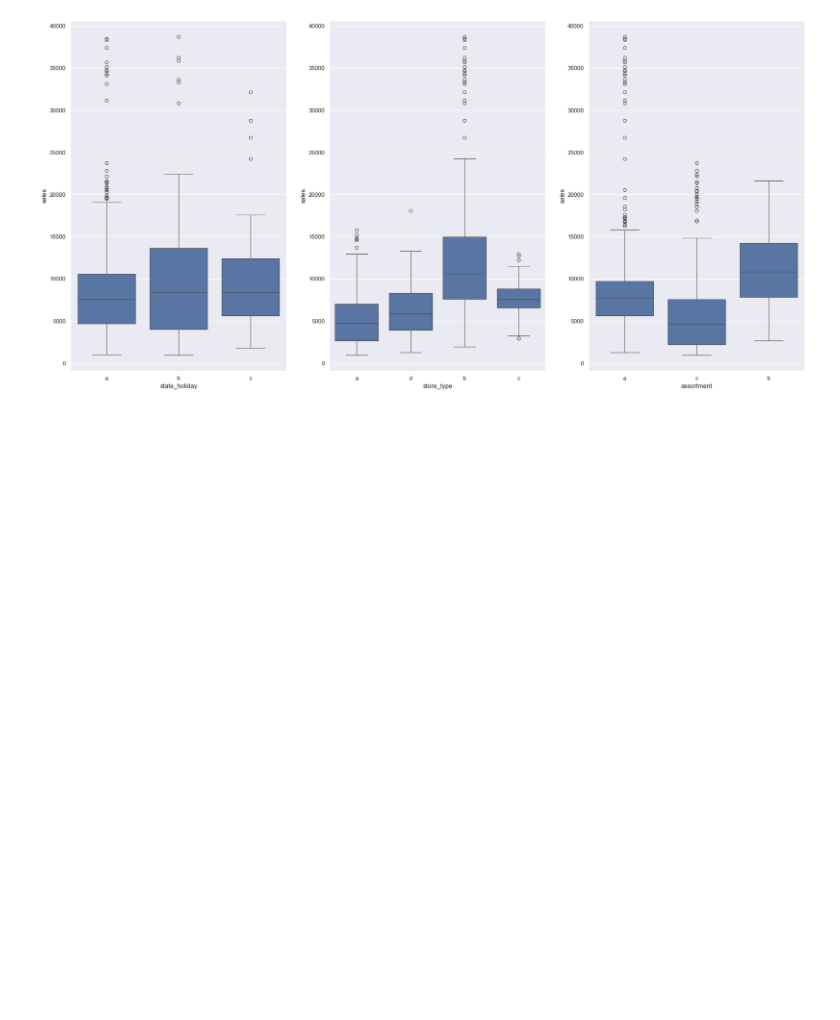
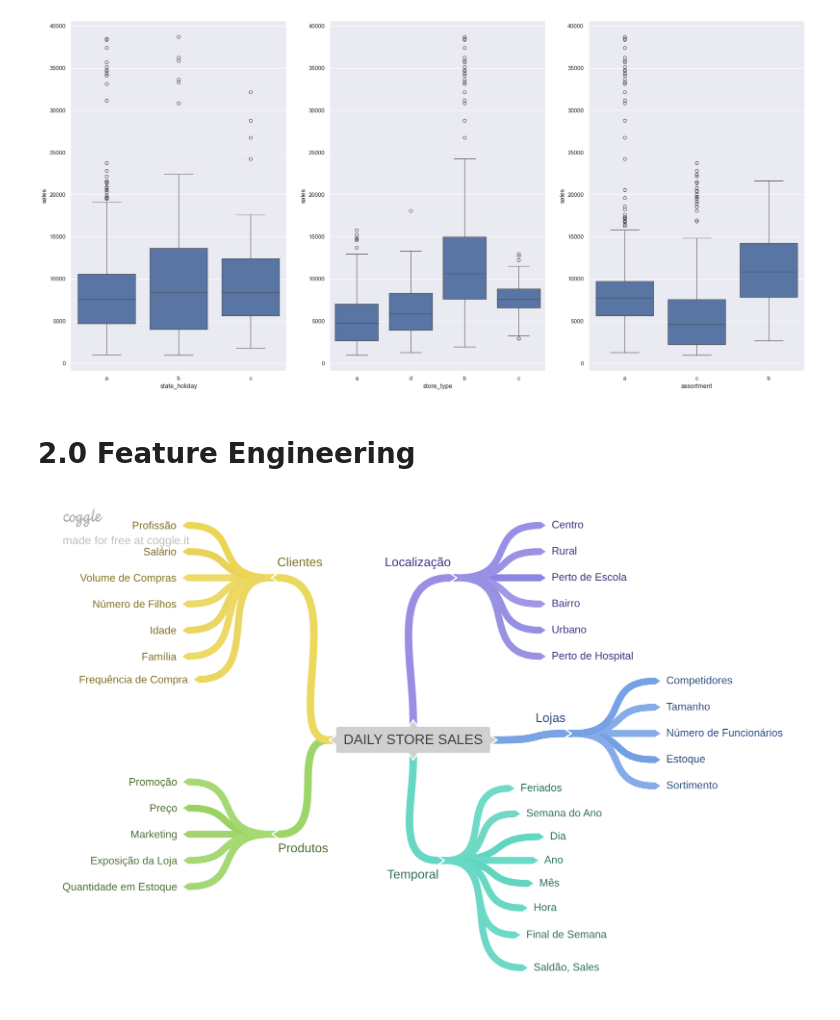
Before and after one commit to danielbaesso/ds_production, a Jupyter notebook: store_sales_prediction.ipynb, the cells around one changed output. Cells and saved outputs as stored; diff of their text form; code cells hidden in the pictures; blank space fills up the shorter version.

```diff
--- a/store_sales_prediction.ipynb
+++ b/store_sales_prediction.ipynb
@@ -308,3 +309,9 @@ sns.boxplot(x='assortment', y='sales', data=aux)
 [figure]
 # %%
 |
+# %% [markdown]
+# 2.0 Feature Engineering
+# %%
+Image('img/mind_map_hypothesis.png')
+# %% [output]
+[figure, added]
```
Also changed, not shown: parts of 1 cell of this notebook.
